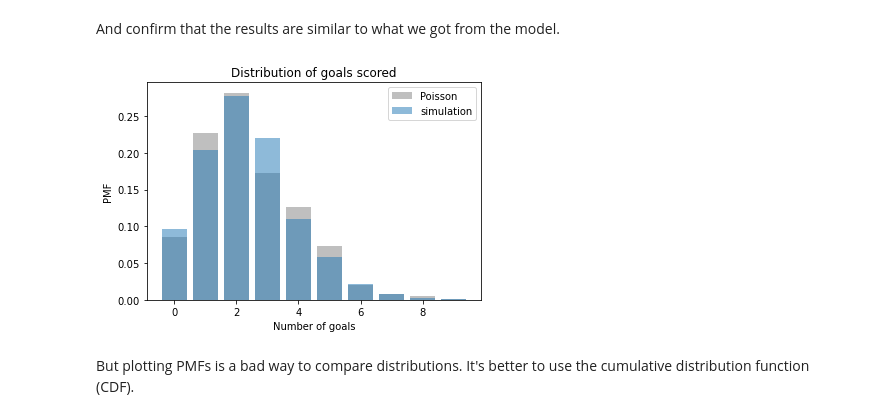
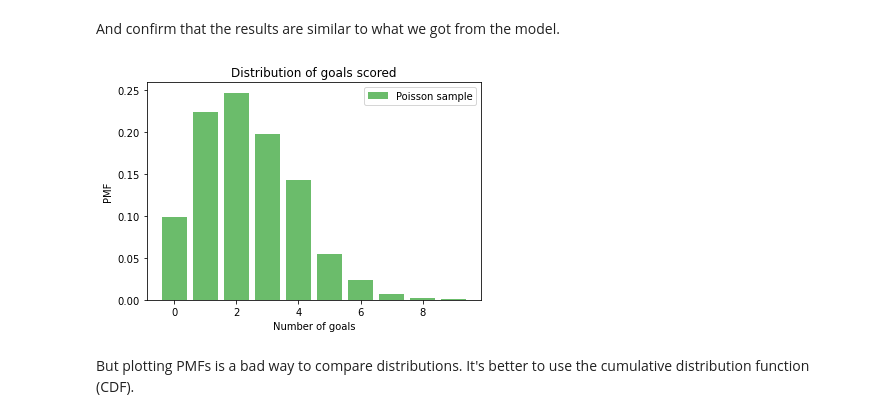
Before and after one commit to AllenDowney/BayesMadeSimple, a Jupyter notebook: zigzag3.ipynb, the cells around one changed output. Drawn from its saved outputs; the diff is of its cells as text; code cells hidden in the pictures.

```diff
--- a/zigzag3.ipynb
+++ b/zigzag3.ipynb
@@ -84,6 +83,10 @@ pmf_sim
 | 9 | 0.001 |
 # %% [markdown]
 Here's what the distribution looks like.
+# %%
+def set_colors():
+    """Set the color cycle for goals"""
+    plt.gca().set_prop_cycle(color=['#2ca02c', '#9467bd',])
 # %%
 def decorate_goals(ylabel='PMF'):
     """Decorate the axes."""
@@ -119,11 +121,17 @@ pmf_poisson = Pmf.from_seq(sample_poisson)
+# %%
+from empiricaldist import Pmf
+
+def plot_pmf(sample, **options):
+    """Compute and plot the PMF of a sample."""
+    Pmf.from_seq(sample).bar(**options)
 # %%
-pmf_poisson.bar(color='gray', label='Poisson', alpha=0.5)
-pmf_sim.bar(label='simulation', alpha=0.5)
+set_colors()
+plot_pmf(sample_poisson, label='Poisson sample', alpha=0.7)
 decorate_goals()
 
 plt.savefig('zigzag2.png', dpi=150)
 # %% [output]
-[figure, old version]
+[figure, new version]
 # %% [markdown]
 But plotting PMFs is a bad way to compare distributions.  It's better to use the cumulative distribution function (CDF).
 # %%
```
Also changed, not shown: parts of 71 cells of this notebook.
